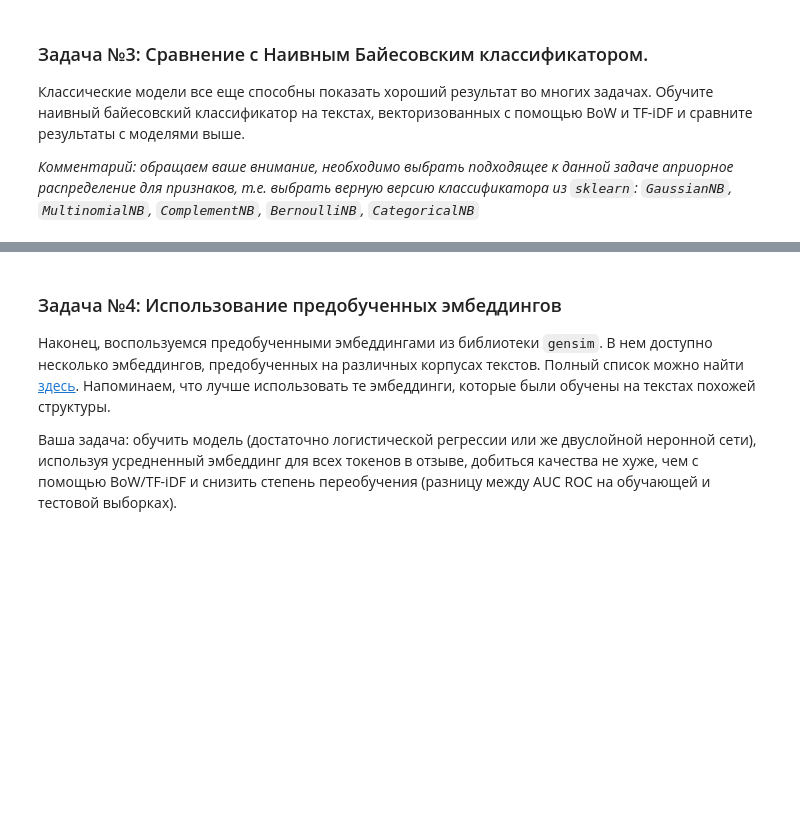
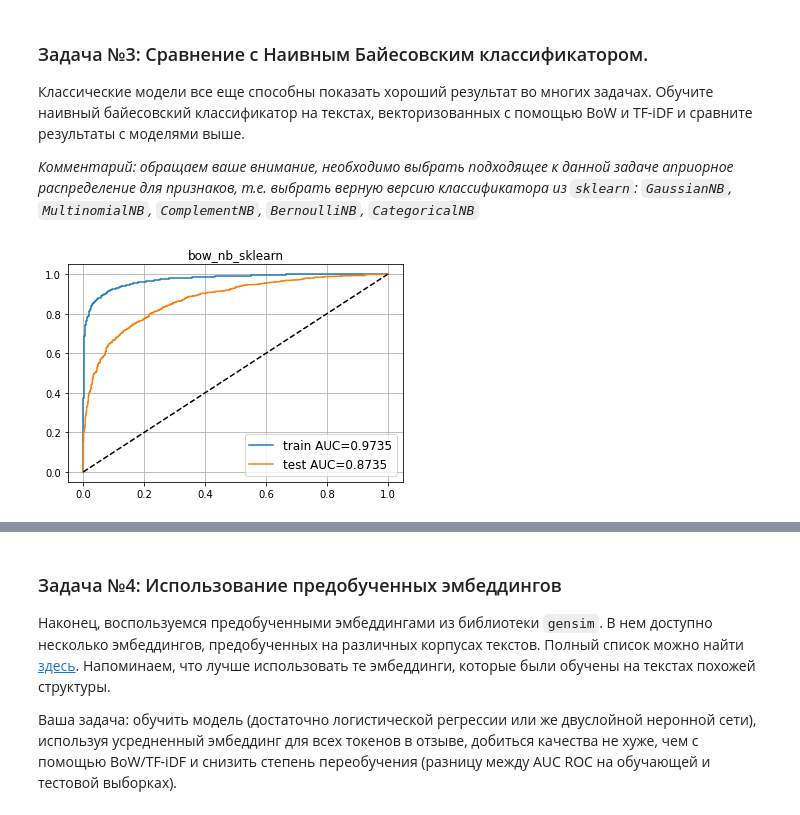
Before and after one commit to shinobu9/mipt-ml-course, a Jupyter notebook: homeworks_advanced/assignment01_text_classification/assignment01.ipynb, the cells around one changed output, grey strips where cells are left out. Cells and saved outputs as stored; diff of their text form; code cells hidden in the pictures; blank space fills up the shorter version.

```diff
--- a/homeworks_advanced/assignment01_text_classification/assignment01.ipynb
+++ b/homeworks_advanced/assignment01_text_classification/assignment01.ipynb
@@ -340,8 +407,10 @@ from sklearn.naive_bayes import # your code here
 # %%
-clf_nb_bow = # your code here
+clf_nb_bow = MultinomialNB().fit(X_train_bow, y_train)
 
 # do not change the code in the block below
 # __________start of block__________
 out_dict = visualize_and_save_results(clf_nb_bow, 'bow_nb_sklearn', X_train_bow, X_test_bow, y_train, y_test, out_dict)
 # __________end of block__________
+# %% [output]
+[figure, added]
 # %%
```
Also changed, not shown: parts of 33 cells of this notebook.
